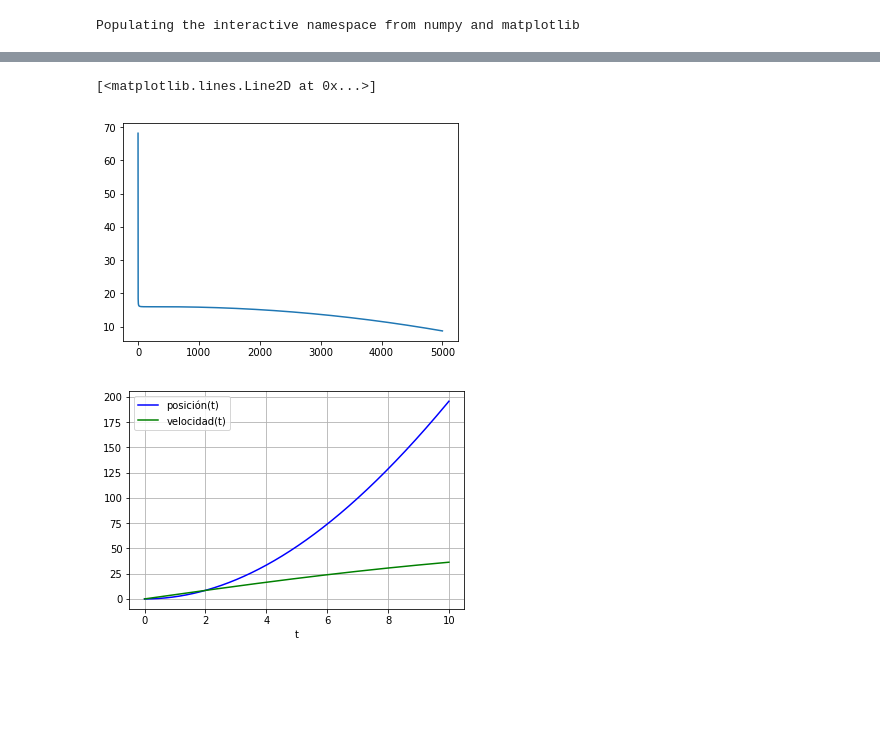
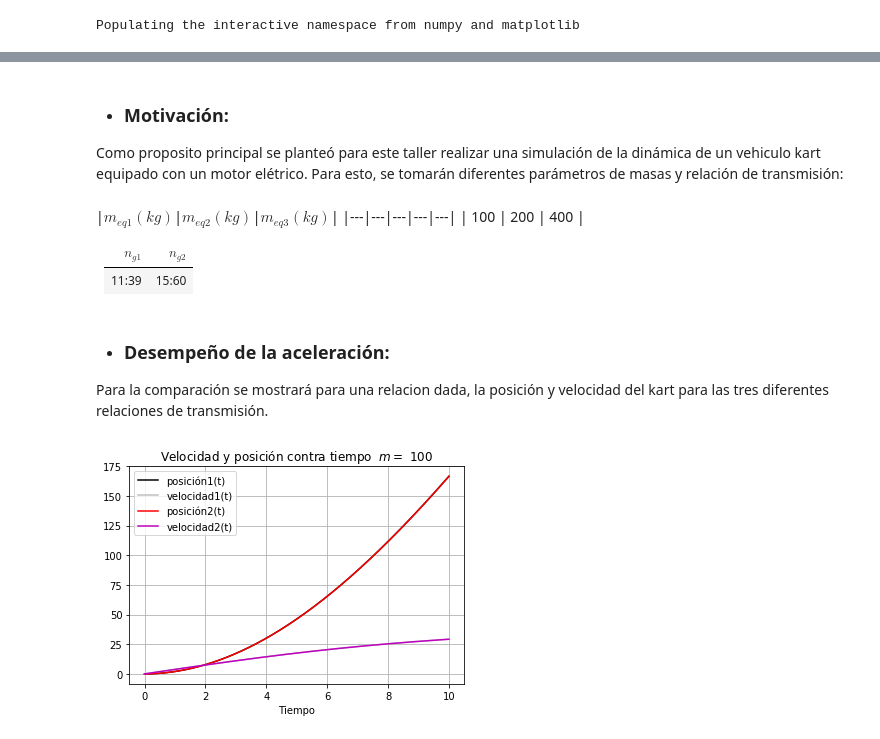
Before and after one commit to kagonzalez10/Herramientas-Computacionales-IMEC3602, a Jupyter notebook: Kart.ipynb, the cells around one changed output, grey strips where cells are left out. Drawn from its saved outputs; the diff is of its cells as text; code cells hidden in the pictures; blank space fills up the shorter version.

```diff
--- a/Kart.ipynb
+++ b/Kart.ipynb
@@ -145,0 +140,8 @@ def potenciaMotor (omega):
+# %%
+def torqueMotor(omega):
+    potencia = potenciaMotor(omega)
+    torque = potencia/(omega*2*pi/60)
+    #m = (torque[250]-torque[210])/(omega[250]-omega[210])
+    #for n in range(0,200):
+     #   torque[n] = m*omega[n]+43.5
+    return np.array(torque)
@@ -145,0 +237,35 @@ def potenciaMotor (omega):
+# %%
+t_in = 0
+t_fin = 10
+deltat=0.001
+
+x_0 = 0.1
+v_0 = 0.1
+c_ini = [x_0,v_0]
+t = np.arange(t_in,t_fin,deltat)
+
+tf_in = t_fin
+tf_fin = t_fin+5
+tf = np.arange(tf_in,tf_fin,deltat)
+# %%
+sol1 = odeint(dveldt1,c_ini,t)
+sol2 = odeint(dveldt2,c_ini,t)
+sol3 = odeint(dveldt3,c_ini,t)
+sol4 = odeint(dveldt4,c_ini,t)
+sol5 = odeint(dveldt5,c_ini,t)
+sol6 = odeint(dveldt6,c_ini,t)
+
+solf1 = odeint(dveldtf1,(sol1[-1,0],sol1[-1,1]),tf)
+solf2 = odeint(dveldtf2,(sol1[-1,0],sol1[-1,1]),tf)
+# %%
+def plotting(sol1,sol2,masa):
+    plt.plot(t, sol1[:, 0], 'k', label='posición1(t)')
+    plt.plot(t, sol1[:, 1], color = '0.75', label='velocidad1(t)')
+    plt.plot(t, sol2[:, 0], 'r', label='posición2(t)')
+    plt.plot(t, sol2[:, 1], 'm', label='velocidad2(t)')
+    plt.title('Velocidad y posición contra tiempo  $m=$ '+masa)
+    plt.legend(loc='best')
+    plt.xlabel('Tiempo')
+    plt.grid()
+    plt.show()
+    return
@@ -159,5 +296,0 @@ def torqueMotor(omega):
-# %%
-plot(vel_angular,torqueMotor(vel_angular))
-# %% [output]
-[<matplotlib.lines.Line2D at 0x...>]
-[figure, removed]
@@ -187,9 +297,21 @@ sol = odeint(dveldt, c_ini, t)
-# %%
-plt.plot(t, sol[:, 0], 'b', label='posición(t)')
-plt.plot(t, sol[:, 1], 'g', label='velocidad(t)')
-plt.legend(loc='best')
-plt.xlabel('t')
-plt.grid()
-plt.show()
-# %% [output]
-[figure, removed]
+# %% [markdown]
+* ### Motivación:
+
+Como proposito principal se planteó para este taller realizar una simulación de la dinámica de un vehiculo kart equipado con un motor elétrico.
+Para esto, se tomarán diferentes parámetros de masas y relación de transmisión:
+# %% [markdown]
+|$ m_{eq1}(kg) $|$ m_{eq2} (kg)$|$ m_{eq3}(kg) $|
+|---|---|---|---|---|
+|  100 | 200  | 400  |
+
+|$ n_{g1} $|$ n_{g2} $|
+|---|---|
+|  11:39 | 15:60  |
+# %% [markdown]
+* ### Desempeño de la aceleración:
+
+Para la comparación se mostrará para una relacion dada, la posición y velocidad del kart para las tres diferentes relaciones de transmisión.
+# %%
+plotting(sol1,sol4,'100')
+# %% [output]
+[figure, added]
```
Also changed, not shown: parts of 26 cells of this notebook.
